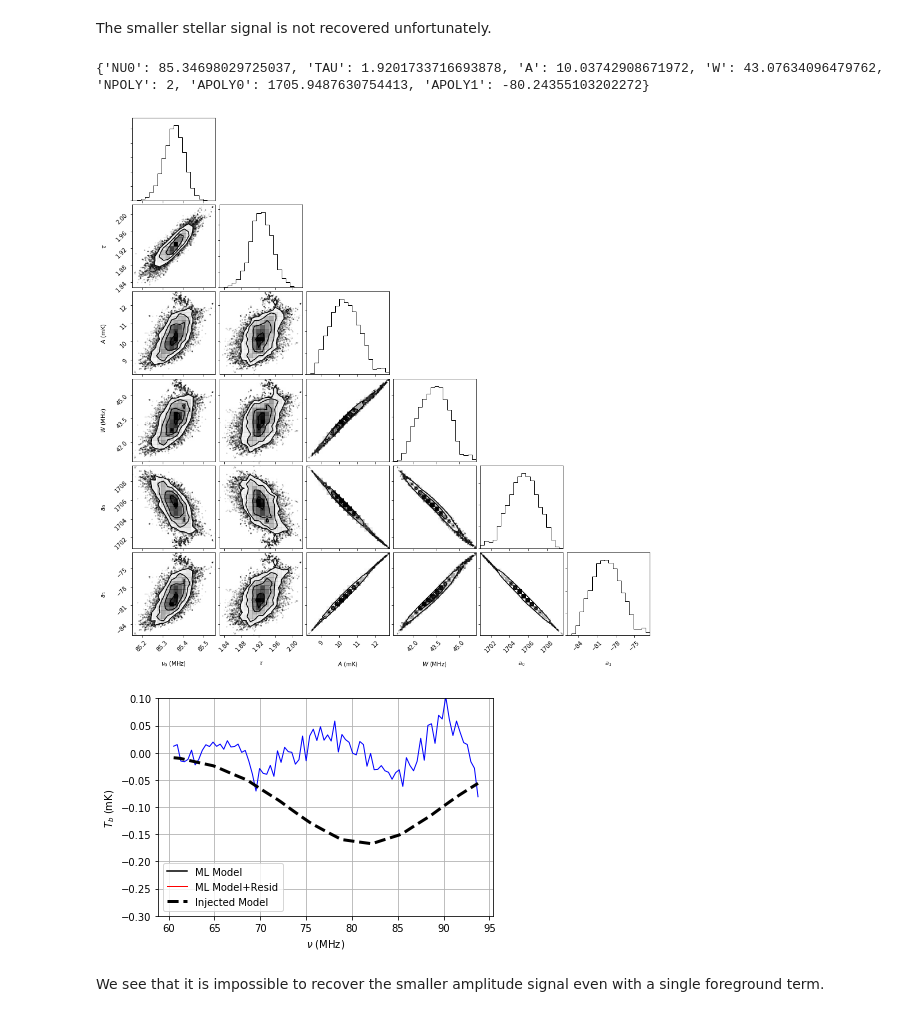
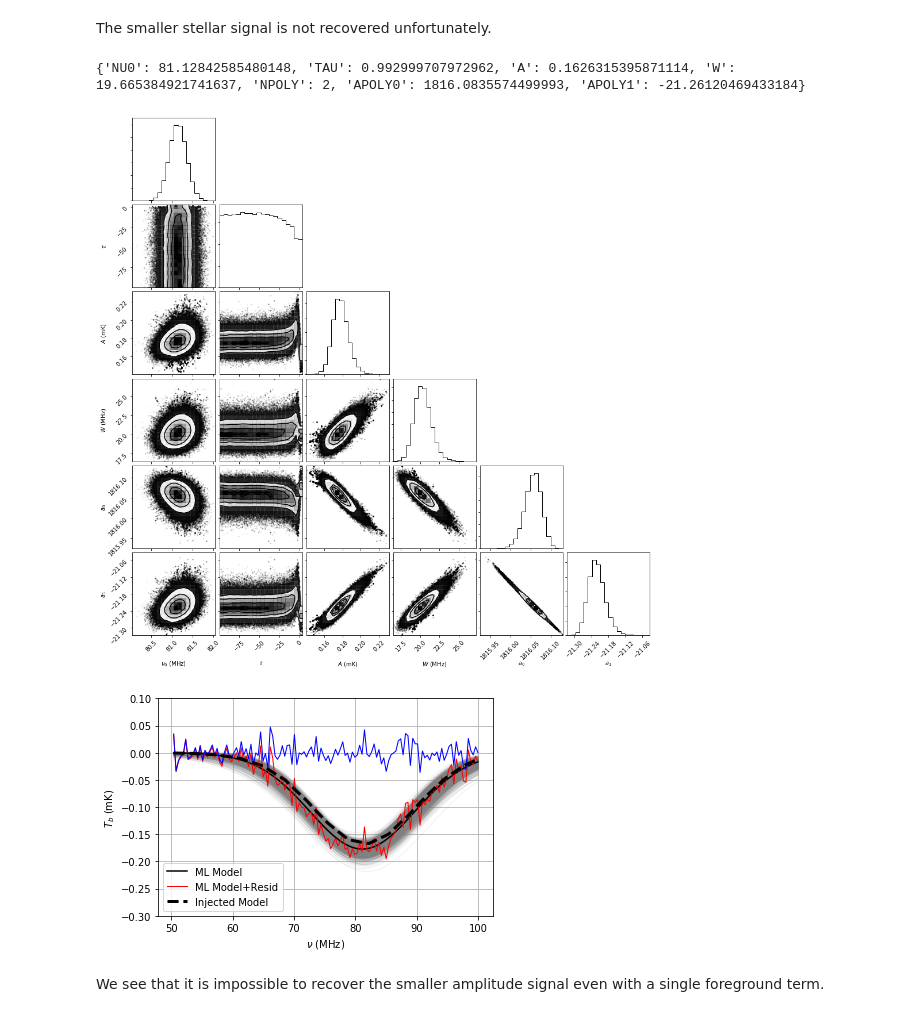
Before and after one commit to aewallwi/global_bh, a Jupyter notebook: examples/Analytic_MCMC_Injected_Signals_SimpleFG.ipynb, the cells around one changed output. Saved outputs shown, nothing was run; the diff lists cells and outputs as text; code cells hidden in the pictures.

```diff
--- a/examples/Analytic_MCMC_Injected_Signals_SimpleFG.ipynb
+++ b/examples/Analytic_MCMC_Injected_Signals_SimpleFG.ipynb
@@ -83,7 +83,7 @@ plt.grid()
 The smaller stellar signal is not recovered unfortunately.
 # %%
 CONFIG='../config/analytic_test_stellar_injection_simplefg.yaml'
-sampler=GSBH_MCMC.Sampler(CONFIG,fmin=60.,fmax=94)
+sampler=GSBH_MCMC.Sampler(CONFIG,fmin=50.,fmax=100.)
 sampler.sample()
 samples=sampler.sampler.chain[:, sampler.config['NBURN']:, :].reshape((-1, len(sampler.params_vary)))
 ml_samples=np.median(samples,axis=0)
@@ -91,36 +91,36 @@ corner.corner(samples,
 labels=('$\\nu_0$ (MHz)','$\\tau$','$A$ (mK)','$W$ (MHz)','$a_0$','$a_1$'))
 plt.show()
 ndraws=1000
 for drawnum in range(ndraws):
     draw=np.random.randint(0,len(samples)-1)
     params={'NU0':samples[draw,0],'TAU':samples[draw,1],'A':samples[draw,2],'W':samples[draw,3]}
     plt.plot(sampler.freqs,GSBH_MCMC.delta_Tb_analytic(sampler.freqs,**params),color='grey',lw=1,alpha=.1)
 fgdict={}
 for n in range(sampler.params_all['NPOLY']):
     key='APOLY%d'%n
     fgdict[key]=ml_samples[n+4]
 fgdict['NPOLY']=sampler.params_all['NPOLY']
 l1=plt.plot(sampler.freqs,GSBH_MCMC.TbSky(ml_samples,sampler.freqs,
             sampler.params_all,sampler.params_vary,sampler.analytic)\
         -GSBH_MCMC.Tbfg(sampler.freqs,fgdict),color='k')[0]
 l2=plt.plot(sampler.freqs,GSBH_MCMC.TbSky(ml_samples,sampler.freqs,
             sampler.params_all,sampler.params_vary,sampler.analytic)\
         -GSBH_MCMC.Tbfg(sampler.freqs,fgdict)+sampler.dtb,color='r',lw=1)[0]
 #l3=plt.plot(sampler.freqs,sampler.tb_meas-GSBH_MCMC.TbSky(ml_samples,sampler.freqs,
 #sampler.params_all,[],sampler.analytic),color='blue',lw=1)[0]
 #l3=plt.plot(sampler.freqs,sampler.resid,color='blue',lw=1)[0]
 l3=plt.plot(sampler.freqs,sampler.tb_meas-GSBH_MCMC.TbSky(ml_samples,sampler.freqs,
 sampler.params_all,[],sampler.analytic),color='blue',lw=1)[0]
 l4=plt.plot(sampler.freqs,sampler.data[:,-2],color='k',ls='--',lw=3)[0]
 plt.ylim(-.3,.1)
 plt.xlabel('$\\nu$ (MHz)')
 plt.ylabel('$T_b$ (mK)')
 plt.legend((l1,l2,l4),('ML Model','ML Model+Resid','Injected Model'))
 plt.grid()
 # %% [output]
-{'NU0': 85.34698029725037, 'TAU': 1.9201733716693878, 'A': 10.03742908671972, 'W': 43.07634096479762, 'NPOLY': 2, 'APOLY0': 1705.9487630754413, 'APOLY1': -80.24355103202272}
+{'NU0': 81.12842585480148, 'TAU': 0.992999707972962, 'A': 0.1626315395871114, 'W': 19.665384921741637, 'NPOLY': 2, 'APOLY0': 1816.0835574499993, 'APOLY1': -21.26120469433184}
-[figure, old version]
+[figure, new version]
-[figure, old version]
+[figure, new version]
 # %% [markdown]
 We see that it is impossible to recover the smaller amplitude signal even with a single foreground term.
 # %%
```
Also changed, not shown: parts of 1 cell of this notebook, 7 other files.
